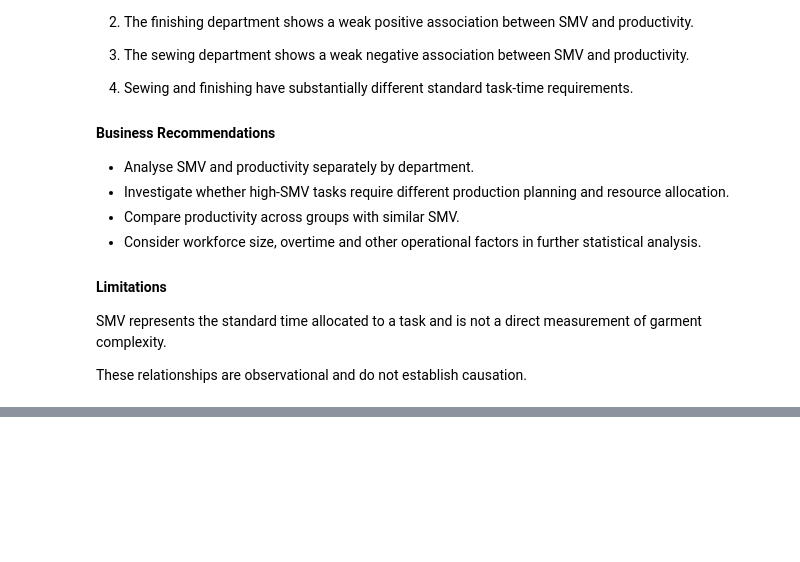
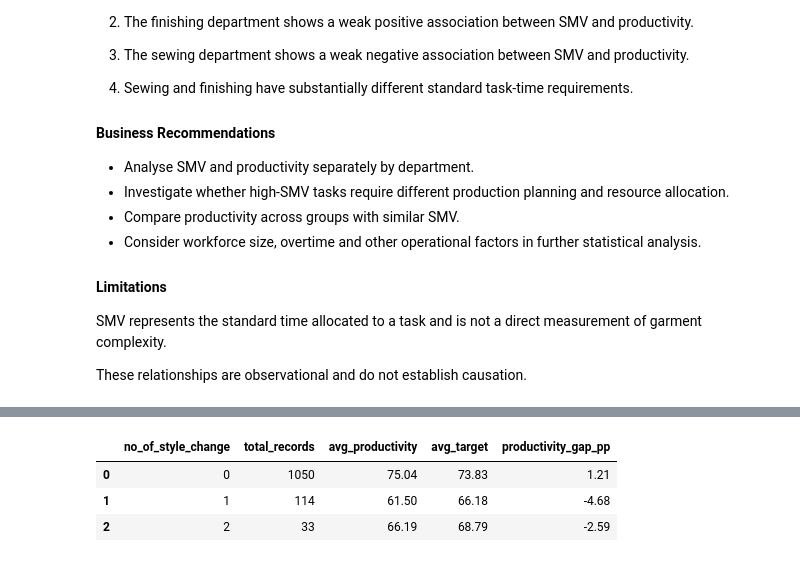
Before and after one commit to Reshmila2002/garment-production-intelligence, a Jupyter notebook: notebooks/03_operational_productivity_analysis.ipynb, the cells around one changed output, grey strips where cells are left out. Cells and saved outputs as stored; diff of their text form; code cells hidden in the pictures; blank space fills up the shorter version.

```diff
--- a/notebooks/03_operational_productivity_analysis.ipynb
+++ b/notebooks/03_operational_productivity_analysis.ipynb
@@ -895,0 +934,28 @@ establish causation.
+# %%
+
+# Calculate productivity by number of style changes
+
+style_summary = operational_df.groupby(
+    "no_of_style_change"
+).agg(
+    total_records=("actual_productivity", "size"),
+    avg_productivity=("actual_productivity", "mean"),
+    avg_target=("targeted_productivity", "mean")
+).reset_index()
+
+# Convert productivity ratios into percentages
+style_summary["avg_productivity"] *= 100
+style_summary["avg_target"] *= 100
+
+# Calculate productivity gap
+style_summary["productivity_gap_pp"] = (
+    style_summary["avg_productivity"]
+    - style_summary["avg_target"]
+)
+
+display(style_summary.round(2))
+# %% [output]
+|  | no_of_style_change | total_records | avg_productivity | avg_target | productivity_gap_pp |
+| 0 | 0 | 1050 | 75.04 | 73.83 | 1.21 |
+| 1 | 1 | 114 | 61.50 | 66.18 | -4.68 |
+| 2 | 2 | 33 | 66.19 | 68.79 | -2.59 |
```
Also changed, not shown: parts of 8 cells of this notebook.
